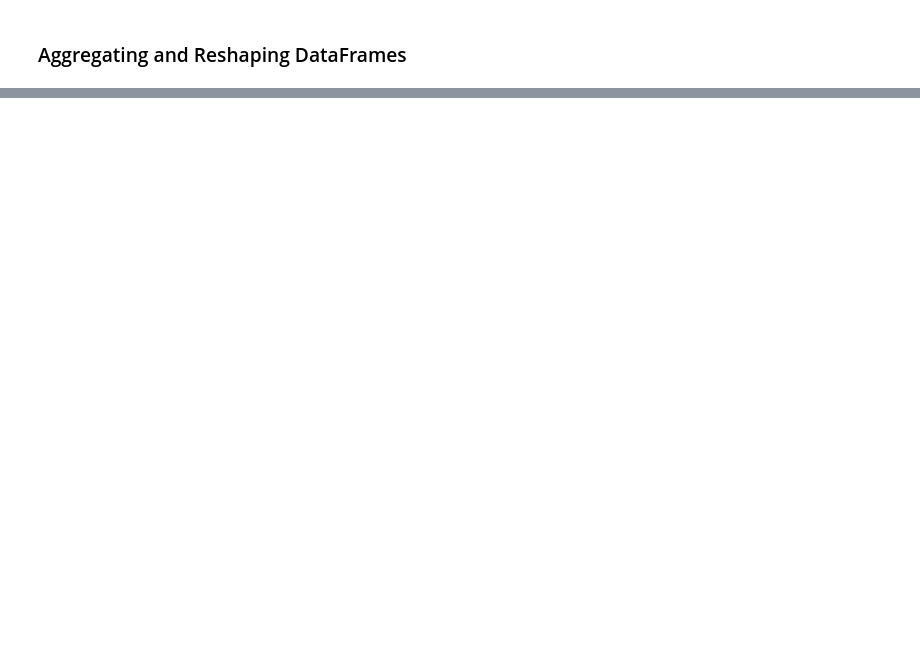
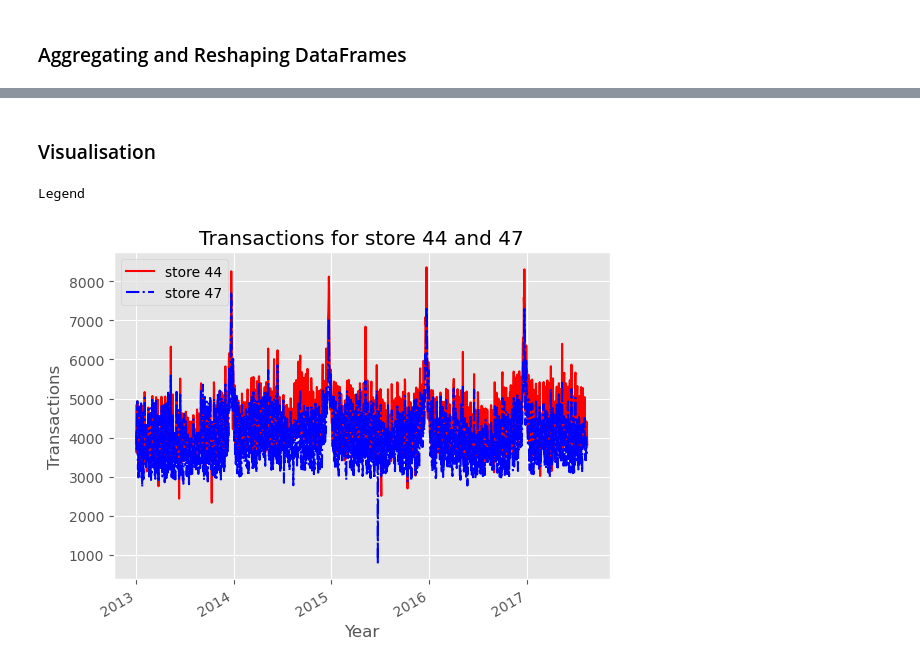
Before and after one commit to upadhyayap/pylearn, a Jupyter notebook: notebooks/datascience/pandas/dataframe.ipynb, the cells around one changed output, grey strips where cells are left out. Saved outputs shown, nothing was run; the diff lists cells and outputs as text; code cells hidden in the pictures; blank space fills up the shorter version.

```diff
--- a/notebooks/datascience/pandas/dataframe.ipynb
+++ b/notebooks/datascience/pandas/dataframe.ipynb
@@ -252,0 +319,32 @@ STORE_ID WEEK_NO
+# %% [markdown]
+### Visualisation
+# %%
+transactions_df = pd.read_csv('/Users/anand/learning/python/pylearn/notebooks/datascience/pandas/transactions.csv', parse_dates=['date'])
+#transactions_df.set_index('date').loc['2013-01', 'transactions'].plot()
+# transactions_df.plot(x='date', y='transactions')
+#transactions_df_44 = transactions_df.loc[transactions_df.store_nbr == 44, ['date', 'transactions']]
+#transactions_df_44.set_index('date').plot()
+
+# title='Transactions for store 44 and 47', -> title of the plot
+# xlabel='Year', -> x-axis label
+# ylabel='Transactions', -> y-axis label
+#     color=['red', 'blue'], style=['-', '-.'] -> color and style of the lines
+# legend=True -> show the legend
+# loc='best' -> location of the legend
+# bbox_to_anchor=(1.05, 1) -> To set the custom location of the legend
+# we can set the template for the chart globally
+plt.style.use('ggplot')
+# seaborn can also be used to set the style
+trans_44_47 = transactions_df.where((transactions_df.store_nbr == 44) | (transactions_df.store_nbr == 47)).dropna(
+).pivot_table(index='date',
+               columns='store_nbr',
+                 values='transactions',
+                   aggfunc='sum').dropna().plot(title='Transactions for store 44 and 47',
+                                                                                        xlabel='Year',
+                                                                                        ylabel='Transactions',
+                                                                                            color=['red', 'blue'],
+                                                                                              style=['-', '-.'],
+                                                                                                legend=True).legend(['store 44', 'store 47'],loc='best')
+# %% [output]
+Legend
+[figure, added]
```
Also changed, not shown: parts of 17 cells of this notebook, 2 other files.
